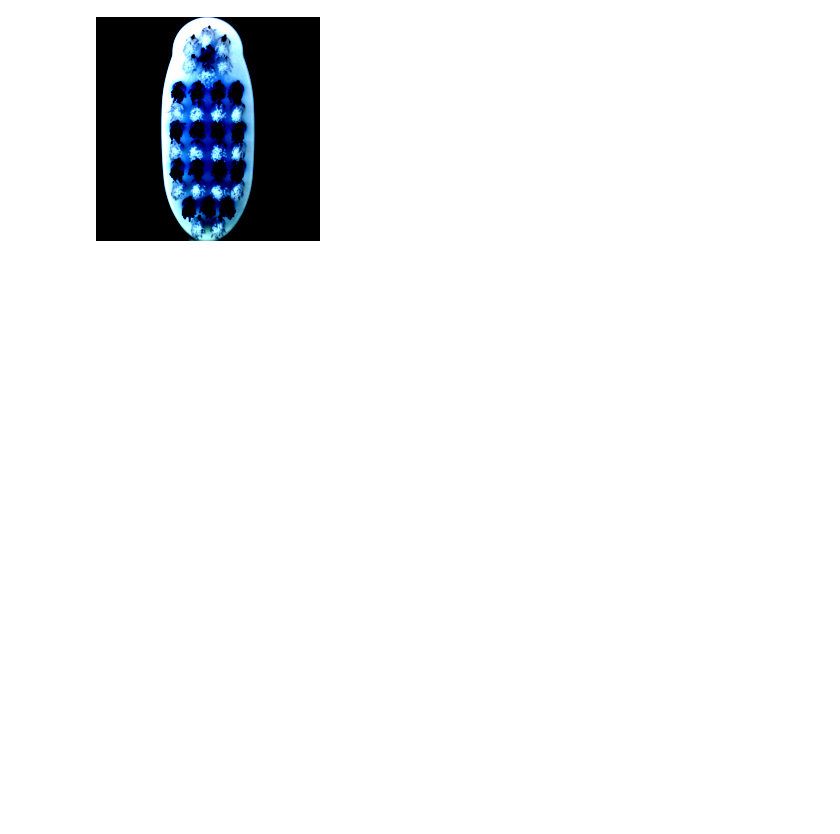
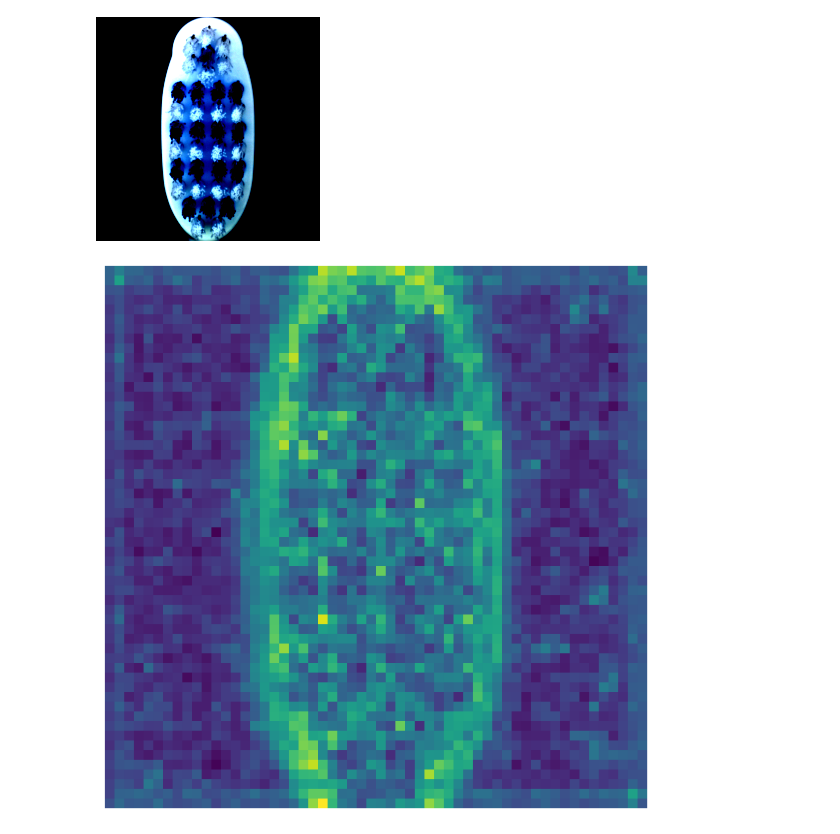
Before and after one commit to Malav-P/ECE6254_Project, a Jupyter notebook: notebooks/loadmvtec.ipynb, the cells around one changed output. Cells and saved outputs as stored; diff of their text form; code cells hidden in the pictures; blank space fills up the shorter version.

```diff
--- a/notebooks/loadmvtec.ipynb
+++ b/notebooks/loadmvtec.ipynb
@@ -30,3 +31,10 @@ pil_image = to_pil(tensor_image)
 pil_image
 # %% [output]
 [figure]
+# %%
+model = models.resnet50(weights='DEFAULT')
+input_data = img_tensor.unsqueeze(0)  # Example input
+output_data = get_intermediate_layer(model=model, layer_to_hook=model.layer1, inputs=input_data)
+visualize_features(features=output_data)
+# %% [output]
+[figure, added]
```
Also changed, not shown: parts of 3 cells of this notebook, 7 other files.
